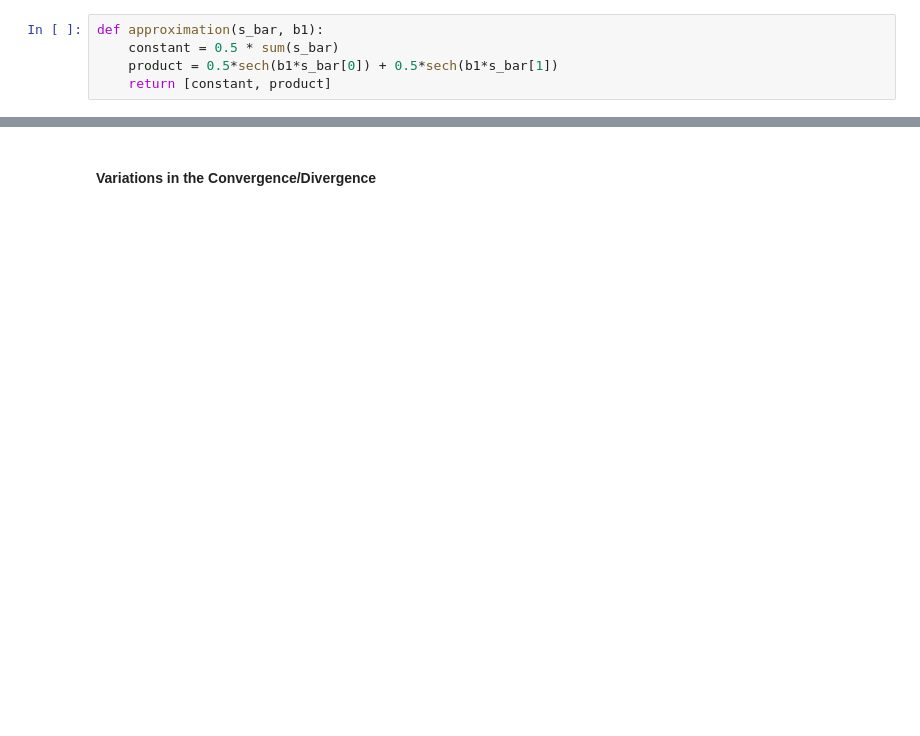
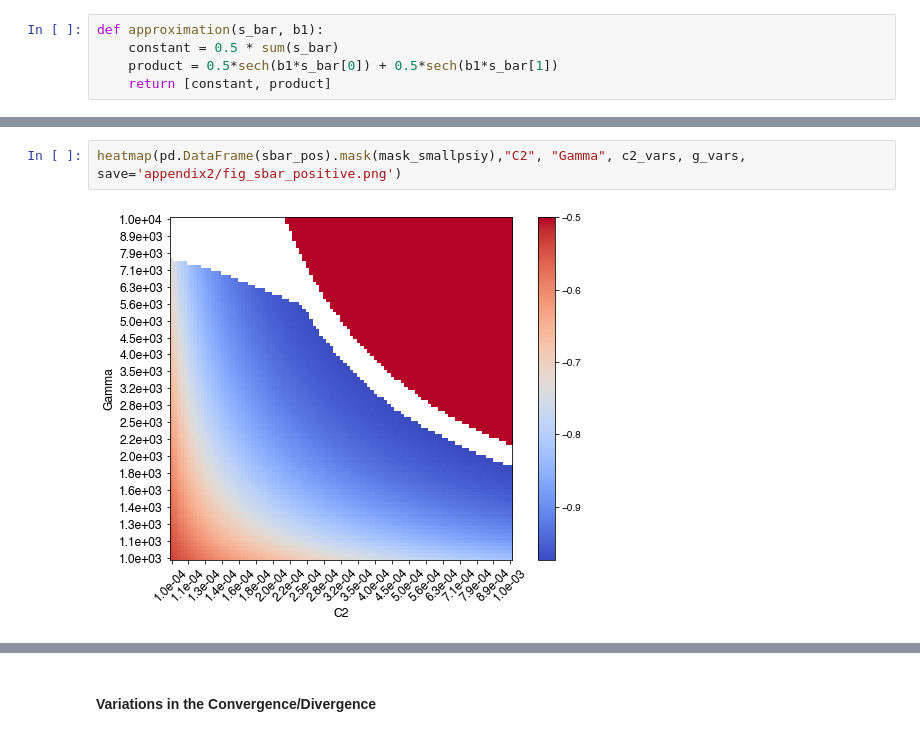
Before and after one commit to KarlNaumann/InteractionEconomics, a Jupyter notebook: solow/asymptotics.ipynb, the cells around one changed output, grey strips where cells are left out. Saved outputs shown, nothing was run; the diff lists cells and outputs as text; blank space fills up the shorter version.

```diff
--- a/solow/asymptotics.ipynb
+++ b/solow/asymptotics.ipynb
@@ -93,0 +235,4 @@ for i, gamma in enumerate(g_vars):
+# %%
+heatmap(pd.DataFrame(sbar_pos).mask(mask_smallpsiy),"C2", "Gamma", c2_vars, g_vars, save='appendix2/fig_sbar_positive.png')
+# %% [output]
+[figure, added]
```
Also changed, not shown: parts of 56 cells of this notebook.
